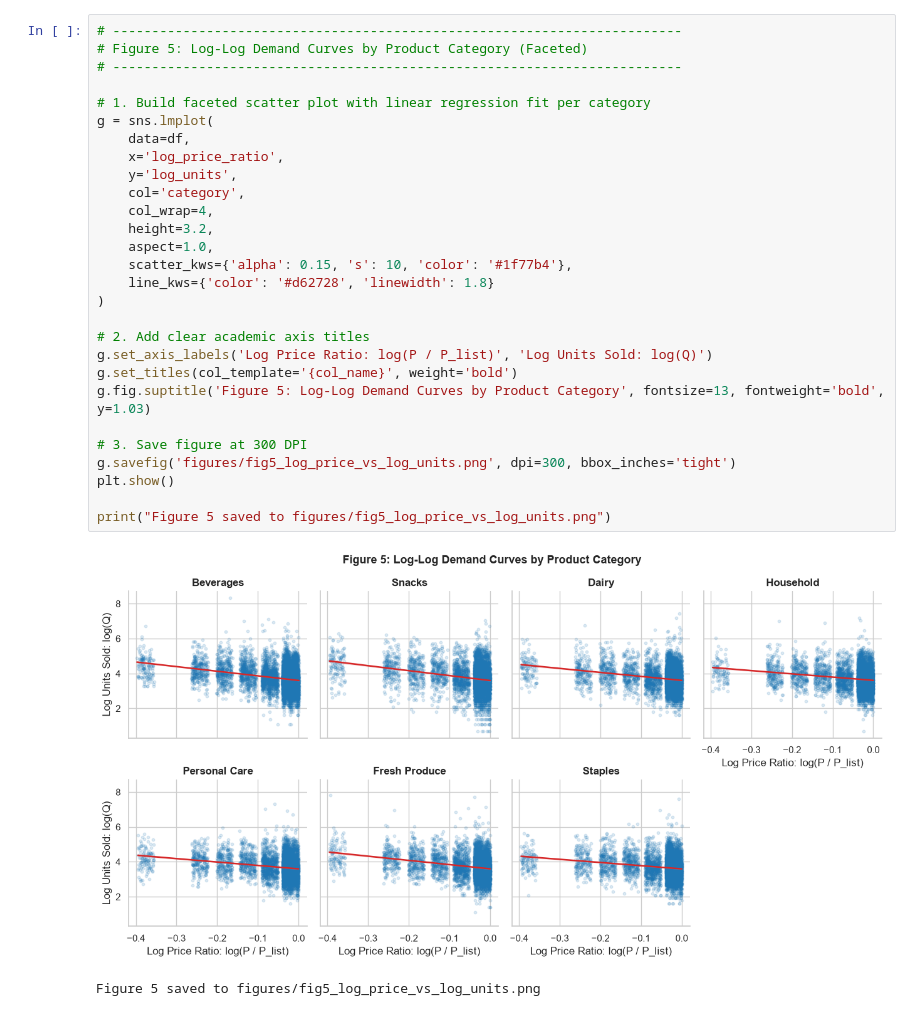
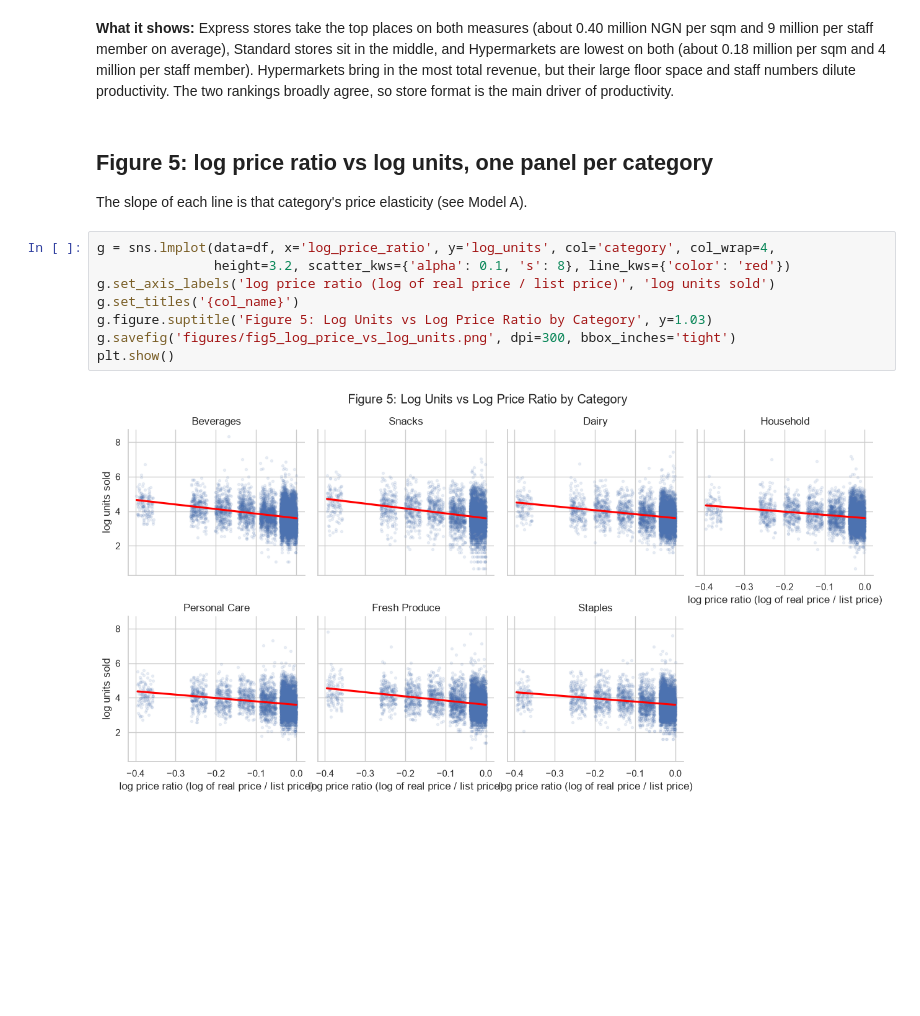
Before and after one commit to mosigomina/brainpals, a Jupyter notebook: 02_eda.ipynb, the cells around one changed output. Drawn from its saved outputs; the diff is of its cells as text; blank space fills up the shorter version.

```diff
--- a/02_eda.ipynb
+++ b/02_eda.ipynb
@@ -216,31 +119,15 @@ Figure 4 saved to figures/fig4_store_productivity.png
+# %% [markdown]
+**What it shows:** Express stores take the top places on both measures (about 0.40 million NGN per sqm and 9 million per staff member on average), Standard stores sit in the middle, and Hypermarkets are lowest on both (about 0.18 million per sqm and 4 million per staff member). Hypermarkets bring in the most total revenue, but their large floor space and staff numbers dilute productivity. The two rankings broadly agree, so store format is the main driver of productivity.
+# %% [markdown]
+## Figure 5: log price ratio vs log units, one panel per category
+The slope of each line is that category's price elasticity (see Model A).
 # %%
-# -------------------------------------------------------------------------
-# Figure 5: Log-Log Demand Curves by Product Category (Faceted)
-# -------------------------------------------------------------------------
-
-# 1. Build faceted scatter plot with linear regression fit per category
-g = sns.lmplot(
-    data=df,
-    x='log_price_ratio',
-    y='log_units',
-    col='category',
-    col_wrap=4,
-    height=3.2,
-    aspect=1.0,
-    scatter_kws={'alpha': 0.15, 's': 10, 'color': '#1f77b4'},
-    line_kws={'color': '#d62728', 'linewidth': 1.8}
-)
-
-# 2. Add clear academic axis titles
-g.set_axis_labels('Log Price Ratio: log(P / P_list)', 'Log Units Sold: log(Q)')
-g.set_titles(col_template='{col_name}', weight='bold')
-g.fig.suptitle('Figure 5: Log-Log Demand Curves by Product Category', fontsize=13, fontweight='bold', y=1.03)
-
-# 3. Save figure at 300 DPI
+g = sns.lmplot(data=df, x='log_price_ratio', y='log_units', col='category', col_wrap=4,
+               height=3.2, scatter_kws={'alpha': 0.1, 's': 8}, line_kws={'color': 'red'})
+g.set_axis_labels('log price ratio (log of real price / list price)', 'log units sold')
+g.set_titles('{col_name}')
+g.figure.suptitle('Figure 5: Log Units vs Log Price Ratio by Category', y=1.03)
 g.savefig('figures/fig5_log_price_vs_log_units.png', dpi=300, bbox_inches='tight')
 plt.show()
-
-print("Figure 5 saved to figures/fig5_log_price_vs_log_units.png")
 # %% [output]
-[figure, old version]
+[figure, new version]
-Figure 5 saved to figures/fig5_log_price_vs_log_units.png
```
Also changed, not shown: parts of 30 cells of this notebook, 21 other files.
